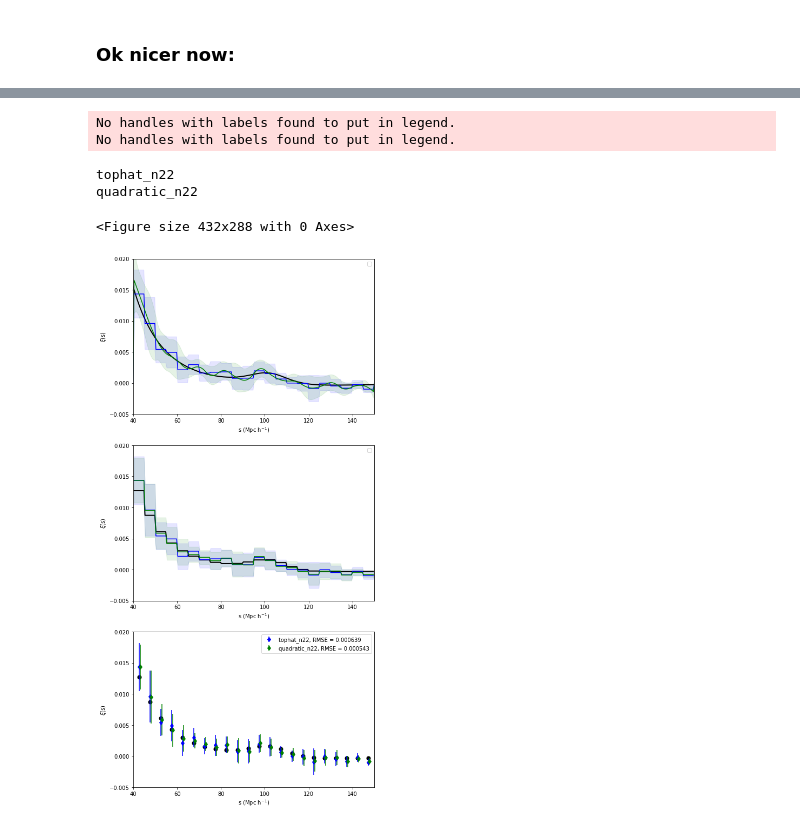
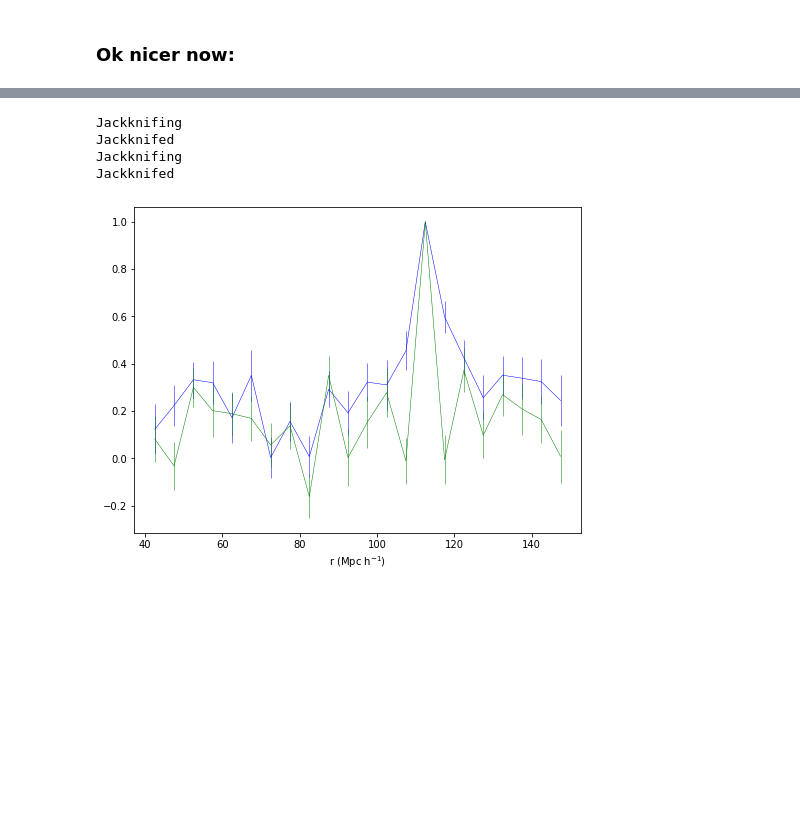
Before and after one commit to kstoreyf/byebyebias, a Jupyter notebook: code/covariance.ipynb, the cells around one changed output, grey strips where cells are left out. Drawn from its saved outputs; the diff is of its cells as text; code cells hidden in the pictures; blank space fills up the shorter version.

Commit message:
investigating covariance properties

```diff
--- a/code/covariance.ipynb
+++ b/code/covariance.ipynb
@@ -526,0 +1080,29 @@ def compare_projections(projs, cat_dir, cat_tag, result_dir, rbins, seeds):
+# %%
+def jackknife_variance(sets, stat_func):
+    Ns = len(sets)
+    vals = []
+    for i in range(Ns):
+        val = stat_func(sets[i])
+        vals.append(val)
+    mean = np.mean(vals, axis=0)
+    summation = np.sum((vals-mean)**2, axis=0)
+    variance = float(Ns-1.)/float(Ns) * summation
+    return variance
+# %%
+def reduced_covariance_cuts(projs, cat_dir, cat_tag, result_dir, rbins, cutat=105):
+    plt.figure(figsize=(8,6))
+    for proj in projs:
+        rs, xis, amps = load_cfs(result_dir, proj, seeds)
+
+        data = np.array(amps)
+        sets = jackknife_sample(data)
+        #estimate, bias, stderr, conf_interval = jackknife_stats(data, reduced_covariance_from_amps, 0.95)
+        var = jackknife_variance(sets, reduced_covariance_from_amps)
+
+        red = reduced_covariance_from_amps(amps)
+
+        bincut = np.digitize(cutat, rbins)
+        var_cut = var[:,bincut]
+        red_cut = red[:,bincut]
+        plt.errorbar(rbins_avg, red_cut, yerr=np.sqrt(var_cut), color=utils.get_color(proj),lw=0.5)
+    plt.xlabel(r'r (Mpc h$^{-1}$)')
@@ -527,30 +1136,30 @@ def compare_projections(projs, cat_dir, cat_tag, result_dir, rbins, seeds):
 # %%
 boxsize = 750
 nbar_str = '1e-4'
 cat_tag = '_L{}_nbar{}'.format(boxsize, nbar_str)
-N = 8
+N = 100
 seeds = range(N)
+seed_sets = [range(0,25), range(25,50), range(50,75), range(75,100)]
+
 result_dir = '../results/results_lognormal{}'.format(cat_tag)
 cat_dir = '../catalogs/cats_lognormal{}'.format(cat_tag)
-
-
-#projs = ['tophat', 'quadratic_n10']
-projs = ['tophat_n22', 'quadratic_n22']
 
 rmin = 40
 rmax = 150
 nbins = 22
 rbins = np.linspace(rmin, rmax, nbins+1)
-#rbins_avg = 0.5*(rbins[1:]+rbins[:-1])
+rbins_avg = 0.5*(rbins[1:]+rbins[:-1])
 
-compare_projections(projs, cat_dir, cat_tag, result_dir, rbins, seeds)
+#mps_all = np.empty((N, nbins))
+projs = ['tophat_n22', 'quadratic_n22']
+
+reduced_covariance_cuts(projs, cat_dir, cat_tag, result_dir, rbins)
 # %% [output]
-No handles with labels found to put in legend.
-No handles with labels found to put in legend.
+Jackknifing
+Jackknifed
+Jackknifing
+Jackknifed
-tophat_n22
-quadratic_n22
-<Figure size 432x288 with 0 Axes>
-[figure, old version]
+[figure, new version]
 # %%
 boxsize = 750
 nbar_str = '1e-4'
```
Also changed, not shown: parts of 21 cells of this notebook, 3 other files.
